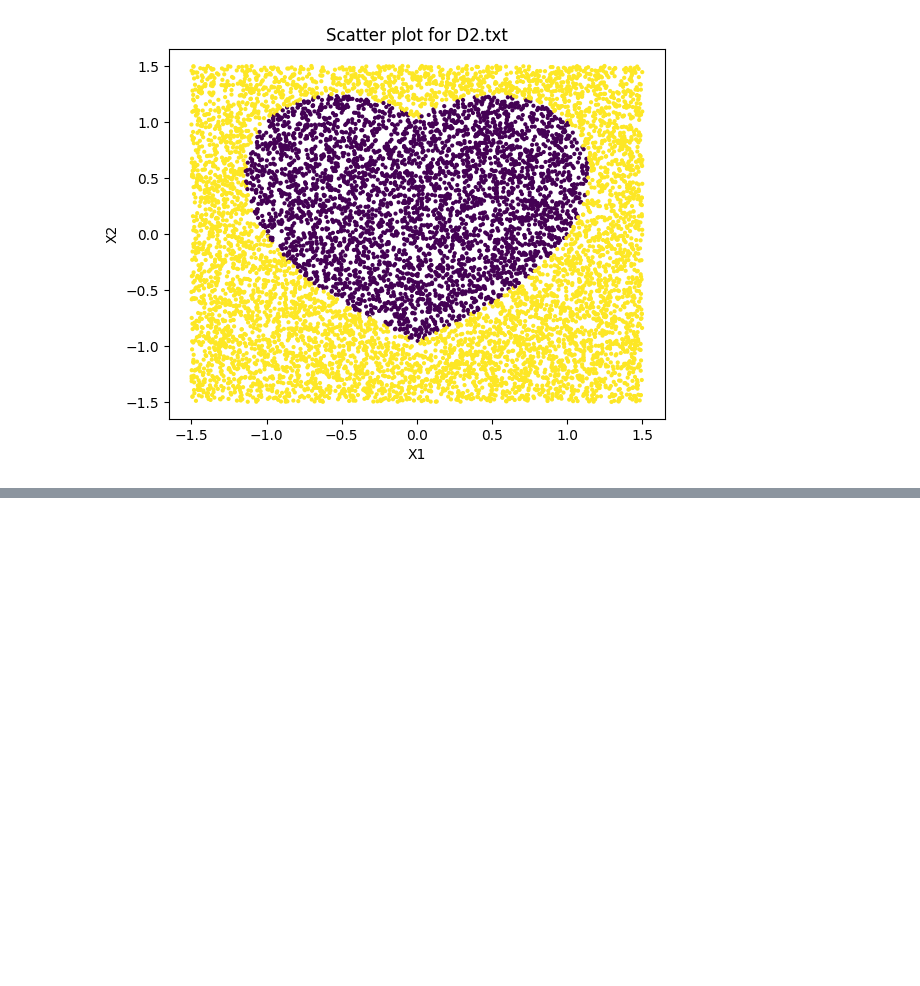
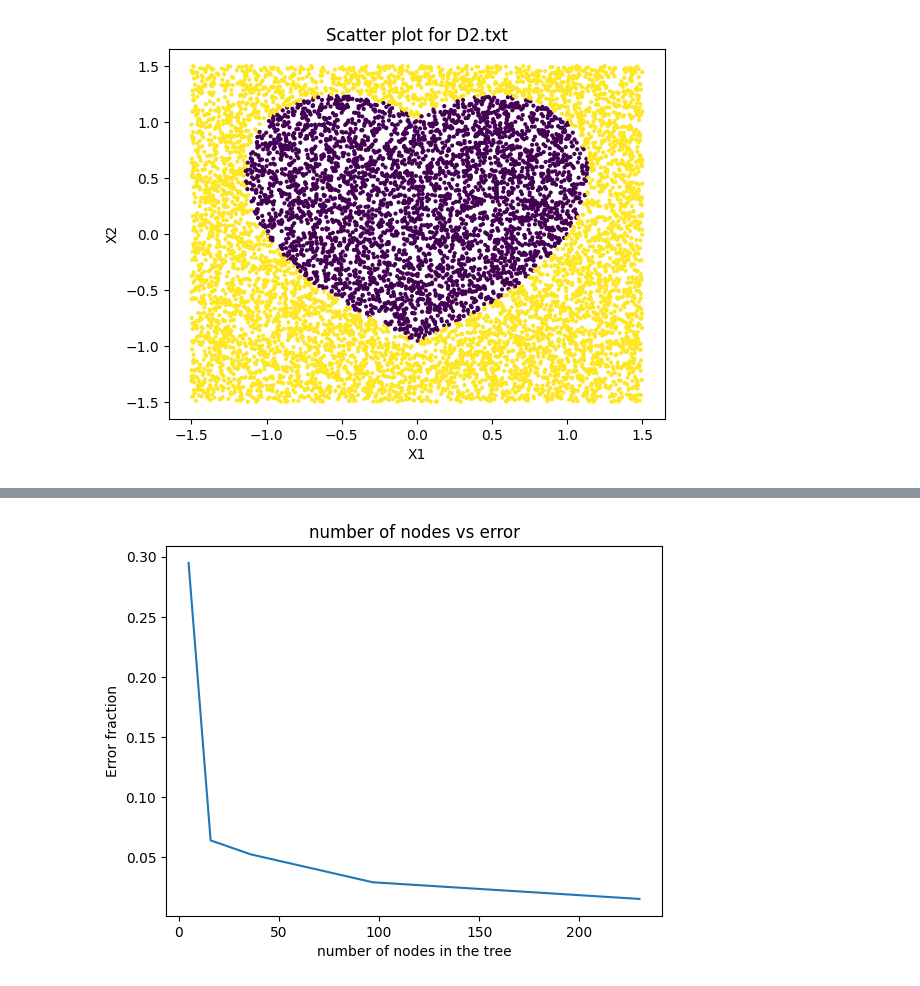
Before and after one commit to manjunathmadakasira/ECE760, a Jupyter notebook: hw2/hw2_sandbox.ipynb, the cells around one changed output, grey strips where cells are left out. Saved outputs shown, nothing was run; the diff lists cells and outputs as text; code cells hidden in the pictures; blank space fills up the shorter version.

```diff
--- a/hw2/hw2_sandbox.ipynb
+++ b/hw2/hw2_sandbox.ipynb
@@ -93,0 +98,10 @@ plt.show()
+# %%
+num_nodes_mydt = [5,16,36,97,230]
+err_mydt = [0.2948008849557522,0.06415929203539827,0.052544247787610576,0.029314159292035402,0.015486725663716783]
+plt.plot(num_nodes_mydt,err_mydt)
+plt.title("number of nodes vs error")
+plt.xlabel("number of nodes in the tree")
+plt.ylabel("Error fraction")
+plt.show()
+# %% [output]
+[figure, added]
```
Also changed, not shown: parts of 6 cells of this notebook.
